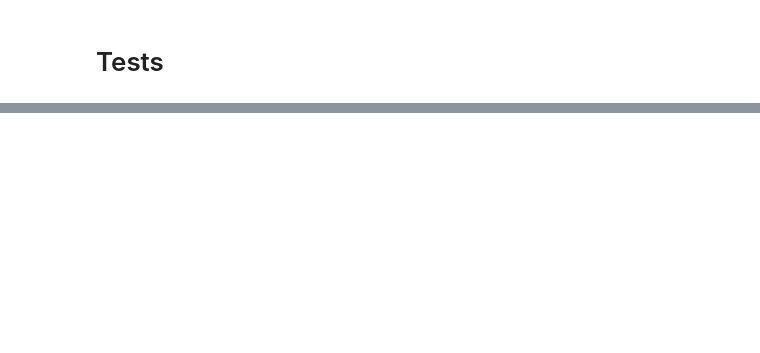
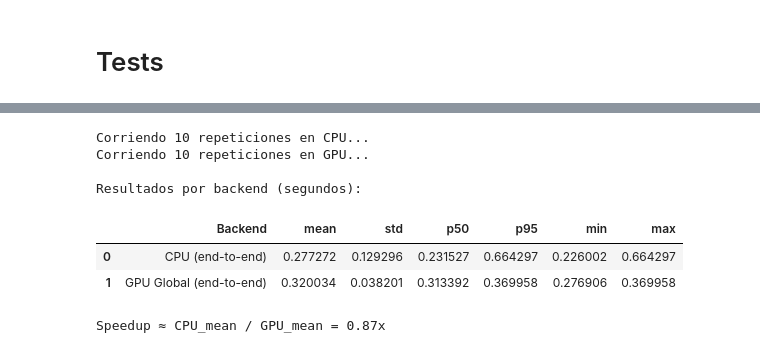
Before and after one commit to DanielRasho/Paralela-proj3, a Jupyter notebook: testing.ipynb, the cells around one changed output, grey strips where cells are left out. Saved outputs shown, nothing was run; the diff lists cells and outputs as text; code cells hidden in the pictures; blank space fills up the shorter version.

```diff
--- a/testing.ipynb
+++ b/testing.ipynb
@@ -25,16 +4,0 @@ subprocess.run(["nvcc", "-O2", str(base_dir / "globa.cu"), "-o", str(gpu_exec),
-# %%
-import numpy as np
-
-media_dir = Path("Paralela-proj3-main/media")
-input_image = media_dir / "runway.pgm"
-
-cpu_output = media_dir / "cpu_out.png"
-gpu_output = media_dir / "gpu_out.png"
-
-# Ejecutar CPU
-subprocess.run([str(cpu_exec), str(input_image), str(cpu_output)], check=True)
-
-# Ejecutar GPU (memoria global)
-subprocess.run([str(gpu_exec), str(input_image), str(gpu_output)], check=True)
-
-print("Ejecuciones completadas correctamente.")
@@ -73,0 +211,60 @@ print(f"Error cuadrático medio entre CPU y GPU: {mse:.4f}")
+# %%
+N = 10  # ajustable
+
+cpu_times, gpu_times = [], []
+
+print(f"Corriendo {N} repeticiones en CPU...")
+for i in range(N):
+    dt = run_timed([str(CPU_BIN), str(IMG), str(OUTC)])
+    cpu_times.append(dt)
+
+print(f"Corriendo {N} repeticiones en GPU...")
+for i in range(N):
+    try:
+        dt = run_timed([str(GPU_BIN), str(IMG), str(OUTG)])
+        gpu_times.append(dt)
+    except Exception as e:
+        print(f"Repetición GPU {i} falló:", e)
+        gpu_times.append(float("nan"))
+
+def stats(xs):
+    xs_ok = [x for x in xs if not isnan(x)]
+    if not xs_ok:
+        return dict(mean=float("nan"), std=float("nan"), p50=float("nan"), p95=float("nan"), min=float("nan"), max=float("nan"))
+    xs_sorted = sorted(xs_ok)
+    p50 = xs_sorted[len(xs_sorted)//2]
+    p95 = xs_sorted[max(0, int(round(0.95*(len(xs_sorted)-1))))]
+    return dict(
+        mean = statistics.mean(xs_ok),
+        std  = statistics.pstdev(xs_ok),
+        p50  = p50,
+        p95  = p95,
+        min  = min(xs_ok),
+        max  = max(xs_ok),
+    )
+
+cpu_s = stats(cpu_times)
+gpu_s = stats(gpu_times)
+
+df = pd.DataFrame([
+    {"Backend": "CPU (end-to-end)", **cpu_s},
+    {"Backend": "GPU Global (end-to-end)", **gpu_s},
+])
+
+# Speedup
+speedup = float("nan")
+if not isnan(cpu_s["mean"]) and not isnan(gpu_s["mean"]) and gpu_s["mean"] > 0:
+    speedup = cpu_s["mean"] / gpu_s["mean"]
+
+print("\nResultados por backend (segundos):")
+display(df)
+print(f"\nSpeedup ≈ CPU_mean / GPU_mean = {speedup:.2f}x")
+# %% [output]
+Corriendo 10 repeticiones en CPU...
+Corriendo 10 repeticiones en GPU...
+
+Resultados por backend (segundos):
+|  | Backend | mean | std | p50 | p95 | min | max |
+| 0 | CPU (end-to-end) | 0.277272 | 0.129296 | 0.231527 | 0.664297 | 0.226002 | 0.664297 |
+| 1 | GPU Global (end-to-end) | 0.320034 | 0.038201 | 0.313392 | 0.369958 | 0.276906 | 0.369958 |
+Speedup ≈ CPU_mean / GPU_mean = 0.87x
```
Also changed, not shown: parts of 14 cells of this notebook.
